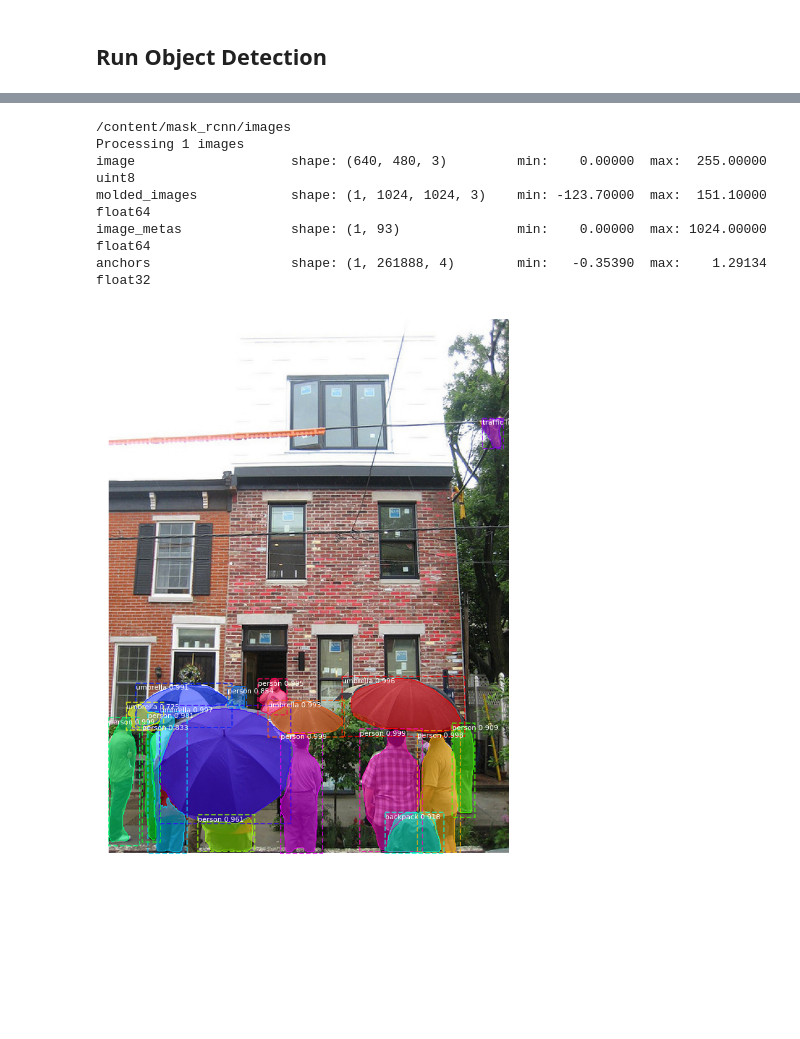
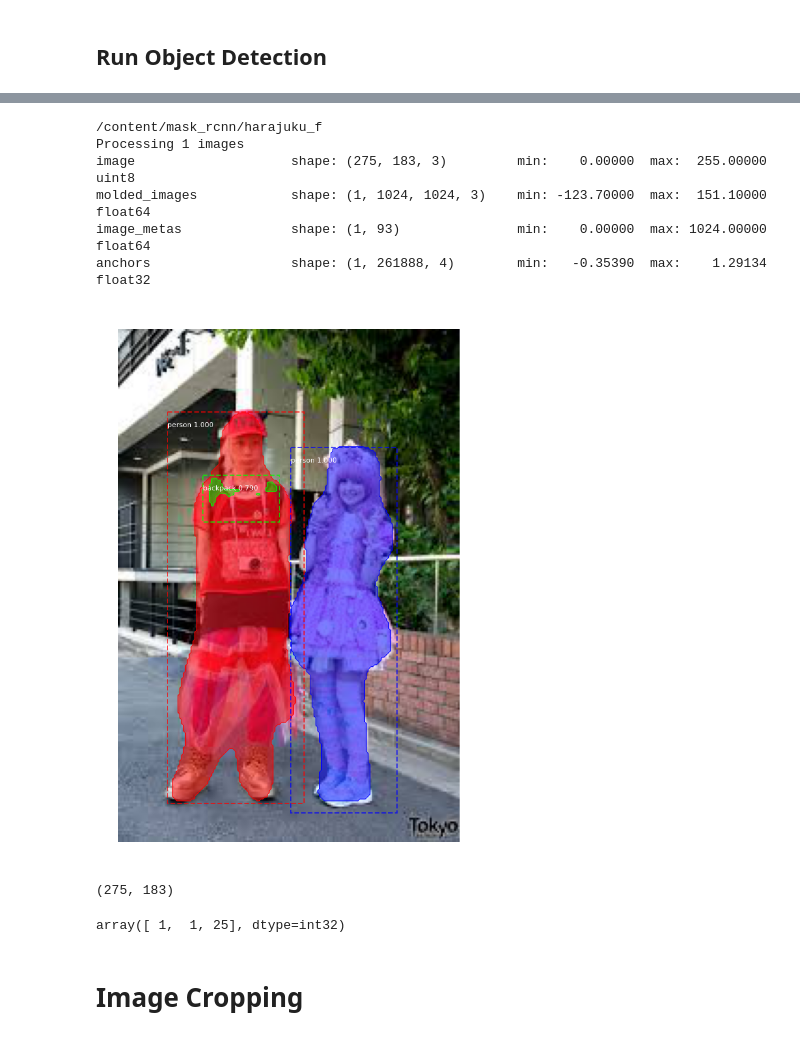
Before and after one commit to pepper00023/mask_rcnn, a Jupyter notebook: samples/demo.ipynb, the cells around one changed output, grey strips where cells are left out. Saved outputs shown, nothing was run; the diff lists cells and outputs as text; code cells hidden in the pictures; blank space fills up the shorter version.

```diff
--- a/samples/demo.ipynb
+++ b/samples/demo.ipynb
@@ -191,22 +229,32 @@ images  MANIFEST.in  README.md  samples           setup.py
 # %%
 # Load a random image from the images folder
-IMAGE_DIR = os.path.join(ROOT_DIR, "mask_rcnn/images")
+IMAGE_DIR = os.path.join(ROOT_DIR, "mask_rcnn/harajuku_f")
 print(IMAGE_DIR)
 file_names = next(os.walk(IMAGE_DIR))[2]
 image = skimage.io.imread(os.path.join(IMAGE_DIR, random.choice(file_names)))
 
 # Run detection
 results = model.detect([image], verbose=1)
 
 # Visualize results
 r = results[0]
 visualize.display_instances(image, r['rois'], r['masks'], r['class_ids'],
                             class_names, r['scores'])
 # %% [output]
-/content/mask_rcnn/images
+/content/mask_rcnn/harajuku_f
 Processing 1 images
-image                    shape: (640, 480, 3)         min:    0.00000  max:  255.00000  uint8
+image                    shape: (275, 183, 3)         min:    0.00000  max:  255.00000  uint8
 molded_images            shape: (1, 1024, 1024, 3)    min: -123.70000  max:  151.10000  float64
 image_metas              shape: (1, 93)               min:    0.00000  max: 1024.00000  float64
 anchors                  shape: (1, 261888, 4)        min:   -0.35390  max:    1.29134  float32
-[figure, old version]
+[figure, new version]
+# %%
+r['masks'][:, :, 0].shape
+# %% [output]
+(275, 183)
+# %%
+r['class_ids']
+# %% [output]
+array([ 1,  1, 25], dtype=int32)
+# %% [markdown]
+# Image Cropping
```
Also changed, not shown: parts of 24 cells of this notebook.
